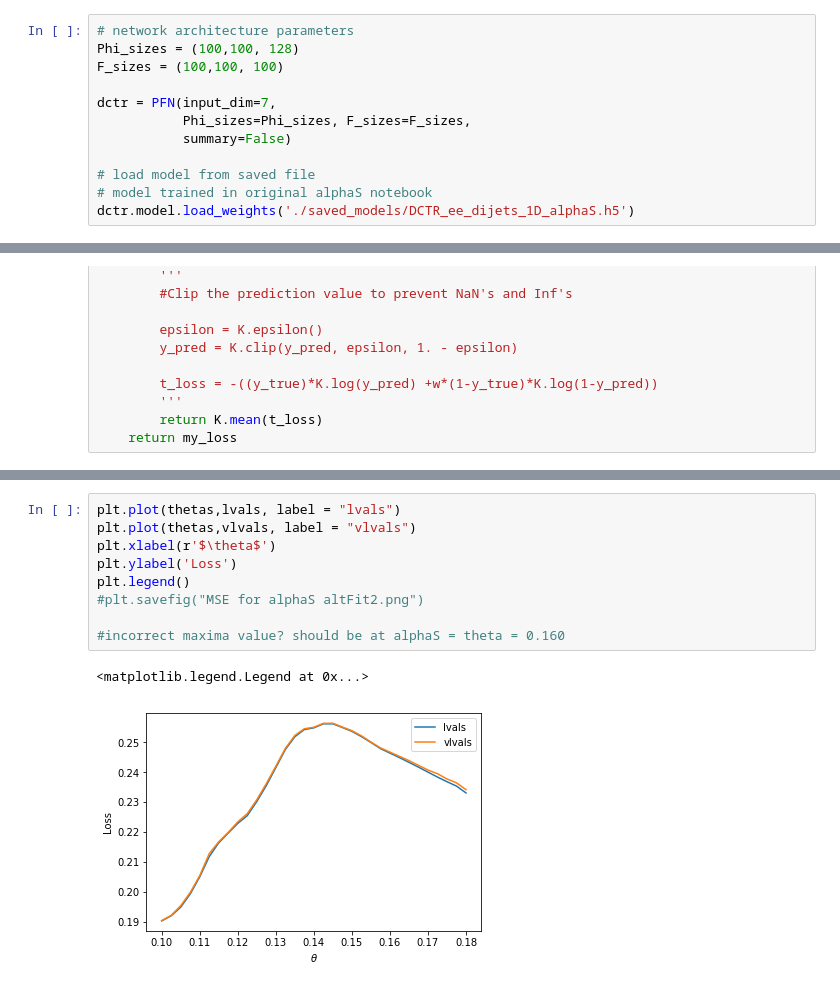
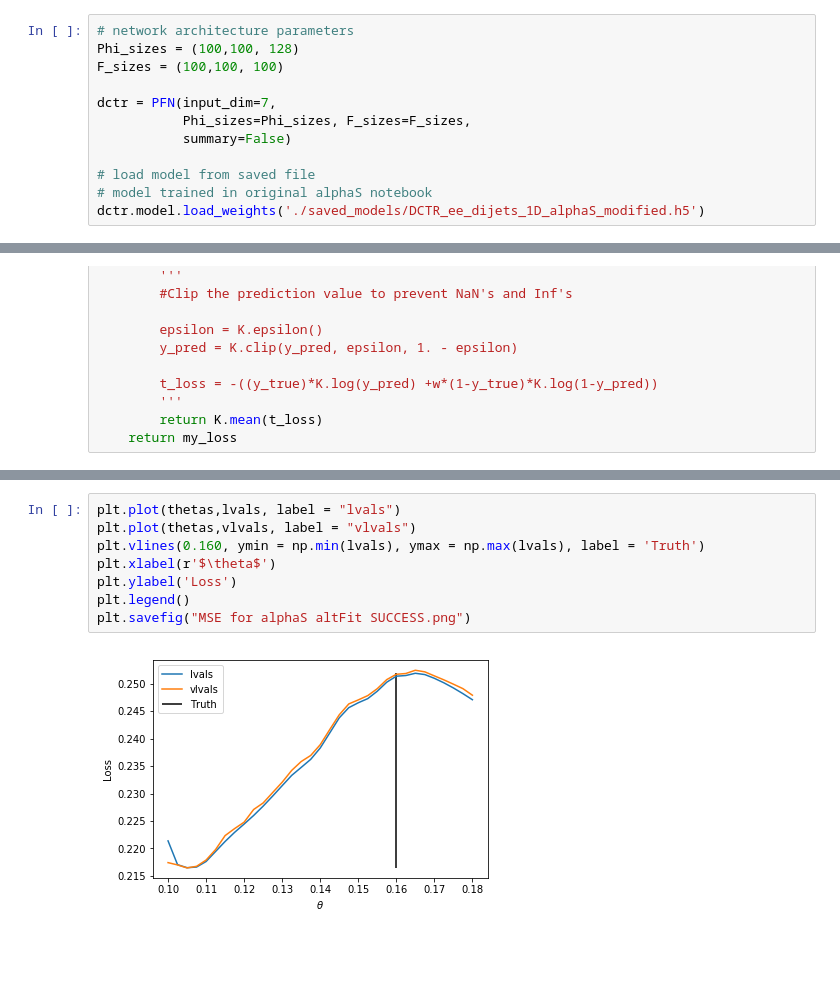
Before and after one commit to hep-lbdl/SRGN, a Jupyter notebook: AltFit_alphaS/DCTR_1D_alphaS (ALT FIT)- Using Keras 2.2.4.ipynb, the cells around one changed output, grey strips where cells are left out. Cells and saved outputs as stored; diff of their text form; blank space fills up the shorter version.

Commit message:
Added successful alphaS gradient fit using modified DCTR

```diff
--- a/AltFit_alphaS/DCTR_1D_alphaS (ALT FIT)- Using Keras 2.2.4.ipynb
+++ b/AltFit_alphaS/DCTR_1D_alphaS (ALT FIT)- Using Keras 2.2.4.ipynb
@@ -90,7 +90,7 @@ dctr = PFN(input_dim=7,
 
 # load model from saved file
 # model trained in original alphaS notebook
-dctr.model.load_weights('./saved_models/DCTR_ee_dijets_1D_alphaS.h5')
+dctr.model.load_weights('./saved_models/DCTR_ee_dijets_1D_alphaS_modified.h5')
 # %% [output]
 WARNING:tensorflow:From /home/asuresh/.local/lib/python2.7/site-packages/keras/backend/tensorflow_backend.py:517: The name tf.placeholder is deprecated. Please use tf.compat.v1.placeholder instead.
 
@@ -207,15 +201,13 @@ Epoch 1/1
 # %%
 plt.plot(thetas,lvals, label = "lvals")
 plt.plot(thetas,vlvals, label = "vlvals")
+plt.vlines(0.160, ymin = np.min(lvals), ymax = np.max(lvals), label = 'Truth')
 plt.xlabel(r'$\theta$')
 plt.ylabel('Loss')
 plt.legend()
-#plt.savefig("MSE for alphaS altFit2.png")
-
-#incorrect maxima value? should be at alphaS = theta = 0.160
+plt.savefig("MSE for alphaS altFit SUCCESS.png")
 # %% [output]
-<matplotlib.legend.Legend at 0x...>
-[figure, old version]
+[figure, new version]
 # %%
 #sanity check to ensure that "data" in loss wrapper is being constructed properly
 
```
Also changed, not shown: parts of 9 cells of this notebook.
